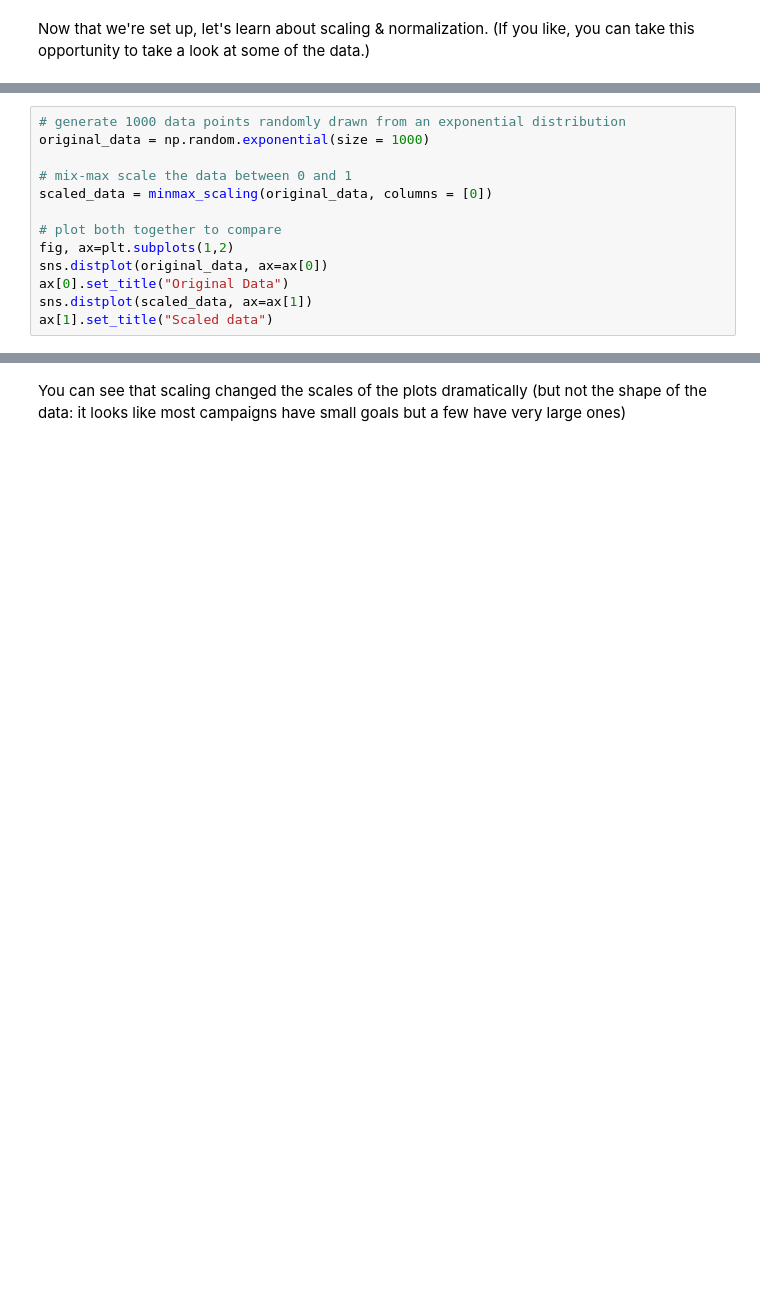
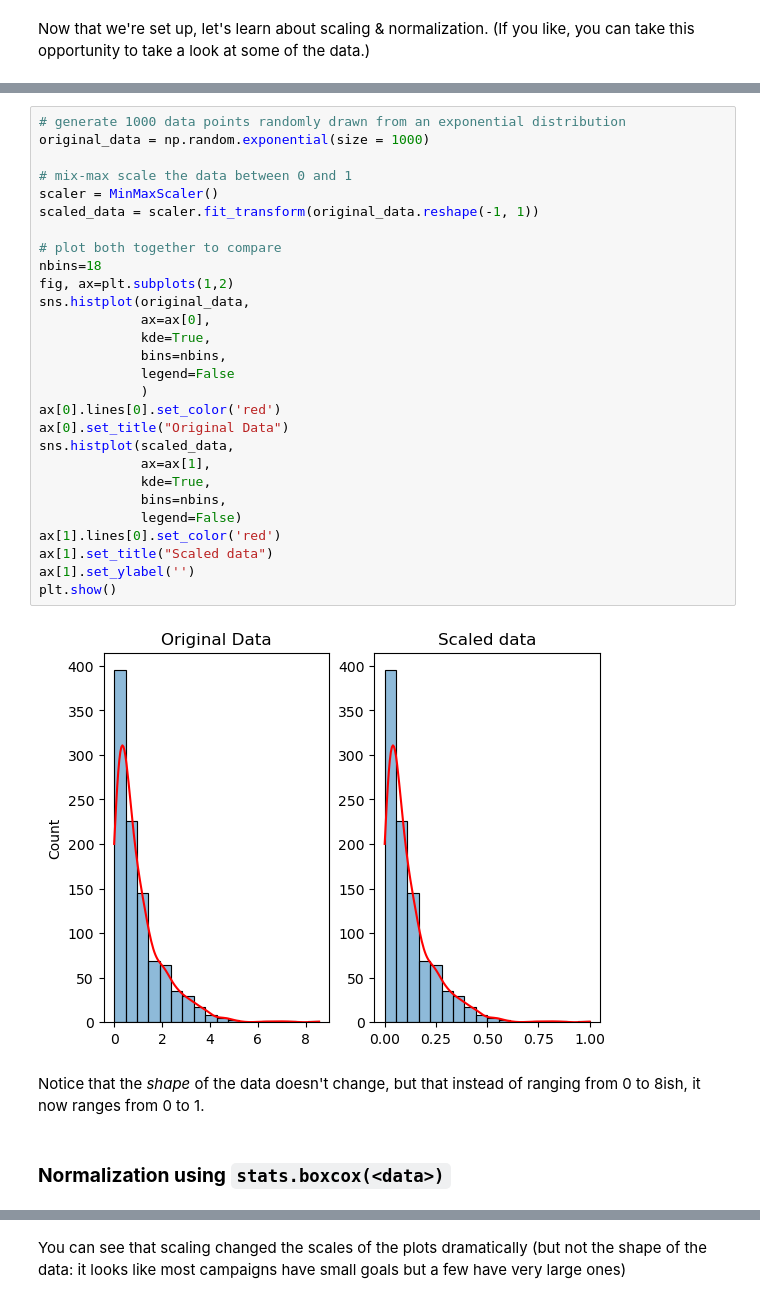
Before and after one commit to jgp-13/kaggle-data-cleaning-challenge, a Jupyter notebook: notebooks/nb2-data-cleaning-challenge-scale-and-normalize-data.ipynb, the cells around one changed output, grey strips where cells are left out. Saved outputs shown, nothing was run; the diff lists cells and outputs as text; blank space fills up the shorter version.

```diff
--- a/notebooks/nb2-data-cleaning-challenge-scale-and-normalize-data.ipynb
+++ b/notebooks/nb2-data-cleaning-challenge-scale-and-normalize-data.ipynb
@@ -66,14 +75,35 @@ By scaling your variables, you can help compare different variables on equal foo
 # %%
 # generate 1000 data points randomly drawn from an exponential distribution
 original_data = np.random.exponential(size = 1000)
 
 # mix-max scale the data between 0 and 1
-scaled_data = minmax_scaling(original_data, columns = [0])
+scaler = MinMaxScaler()
+scaled_data = scaler.fit_transform(original_data.reshape(-1, 1))
 
 # plot both together to compare
+nbins=18
 fig, ax=plt.subplots(1,2)
-sns.distplot(original_data, ax=ax[0])
+sns.histplot(original_data,
+             ax=ax[0],
+             kde=True,
+             bins=nbins,
+             legend=False
+             )
+ax[0].lines[0].set_color('red')
 ax[0].set_title("Original Data")
-sns.distplot(scaled_data, ax=ax[1])
+sns.histplot(scaled_data,
+             ax=ax[1],
+             kde=True,
+             bins=nbins,
+             legend=False)
+ax[1].lines[0].set_color('red')
 ax[1].set_title("Scaled data")
+ax[1].set_ylabel('')
+plt.show()
+# %% [output]
+[figure, added]
+# %% [markdown]
+Notice that the *shape* of the data doesn't change, but that instead of ranging from 0 to 8ish, it now ranges from 0 to 1.
+# %% [markdown]
+### **Normalization using `stats.boxcox(<data>)`**
 # %% [markdown]
```
Also changed, not shown: parts of 26 cells of this notebook.
